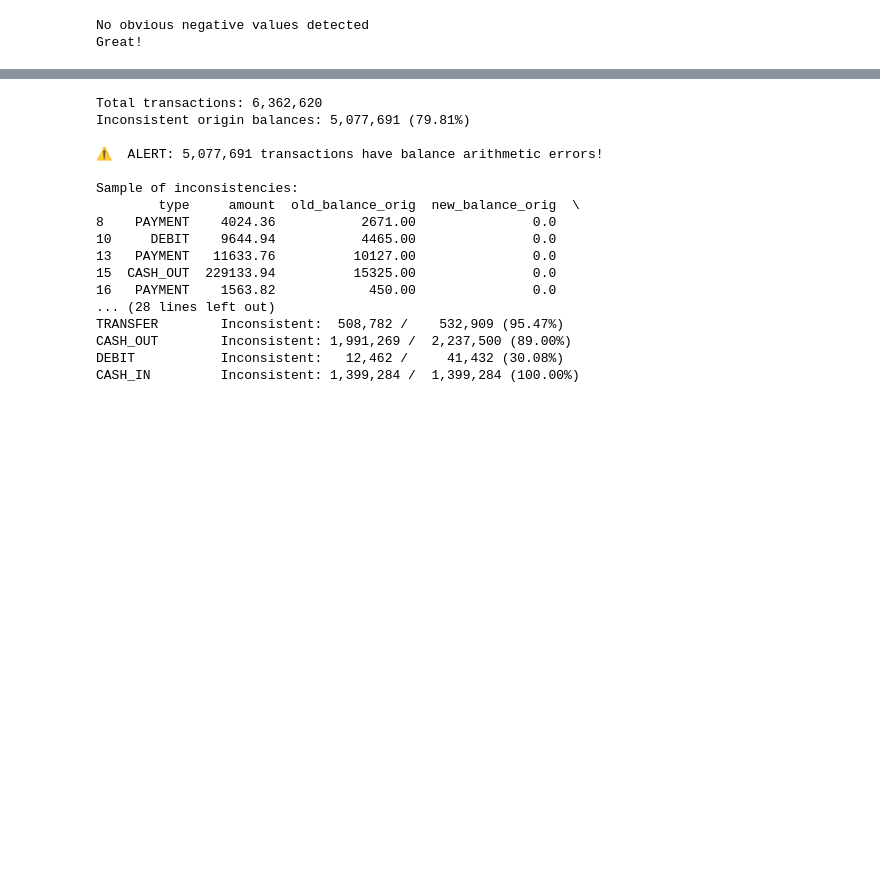
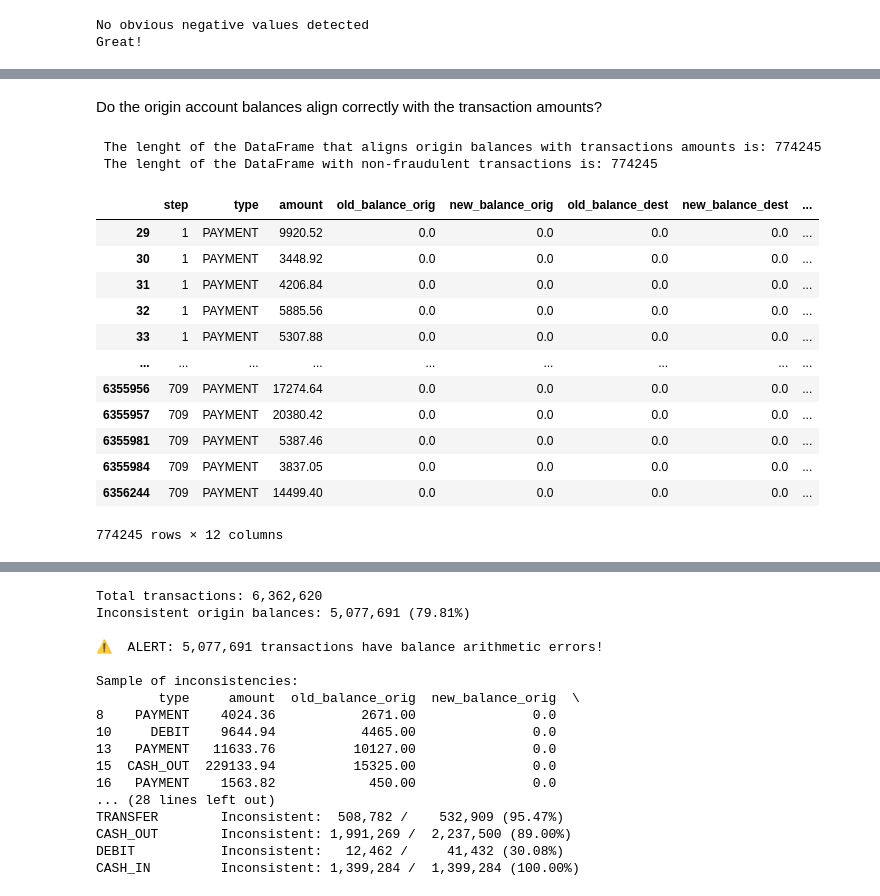
Before and after one commit to amaldu/fraud_detection, a Jupyter notebook: notebooks/00_data_quality.ipynb, the cells around one changed output, grey strips where cells are left out. Drawn from its saved outputs; the diff is of its cells as text; code cells hidden in the pictures; blank space fills up the shorter version.

```diff
--- a/notebooks/00_data_quality.ipynb
+++ b/notebooks/00_data_quality.ipynb
@@ -193,0 +282,24 @@ Assumption 1: for origin accounts, balance arithmetic should be consistent, with
+# %% [markdown]
+Do the origin account balances align correctly with the transaction amounts?
+# %%
+equal_balance = subset_payments.query("amount == balance_diff_orig")
+equal_balance_fraud = equal_balance.query("is_fraud == 0")
+print(f" The lenght of the DataFrame that aligns origin balances with transactions amounts is: {len(equal_balance)}")
+print(f" The lenght of the DataFrame with non-fraudulent transactions is: {len(equal_balance_fraud)}")
+equal_balance_fraud
+# %% [output]
+ The lenght of the DataFrame that aligns origin balances with transactions amounts is: 774245
+ The lenght of the DataFrame with non-fraudulent transactions is: 774245
+|  | step | type | amount | old_balance_orig | new_balance_orig | old_balance_dest | new_balance_dest | ... |
+| 29 | 1 | PAYMENT | 9920.52 | 0.0 | 0.0 | 0.0 | 0.0 | ... |
+| 30 | 1 | PAYMENT | 3448.92 | 0.0 | 0.0 | 0.0 | 0.0 | ... |
+| 31 | 1 | PAYMENT | 4206.84 | 0.0 | 0.0 | 0.0 | 0.0 | ... |
+| 32 | 1 | PAYMENT | 5885.56 | 0.0 | 0.0 | 0.0 | 0.0 | ... |
+| 33 | 1 | PAYMENT | 5307.88 | 0.0 | 0.0 | 0.0 | 0.0 | ... |
+| ... | ... | ... | ... | ... | ... | ... | ... | ... |
+| 6355956 | 709 | PAYMENT | 17274.64 | 0.0 | 0.0 | 0.0 | 0.0 | ... |
+| 6355957 | 709 | PAYMENT | 20380.42 | 0.0 | 0.0 | 0.0 | 0.0 | ... |
+| 6355981 | 709 | PAYMENT | 5387.46 | 0.0 | 0.0 | 0.0 | 0.0 | ... |
+| 6355984 | 709 | PAYMENT | 3837.05 | 0.0 | 0.0 | 0.0 | 0.0 | ... |
+| 6356244 | 709 | PAYMENT | 14499.40 | 0.0 | 0.0 | 0.0 | 0.0 | ... |
+774245 rows × 12 columns
```
Also changed, not shown: parts of 14 cells of this notebook.
